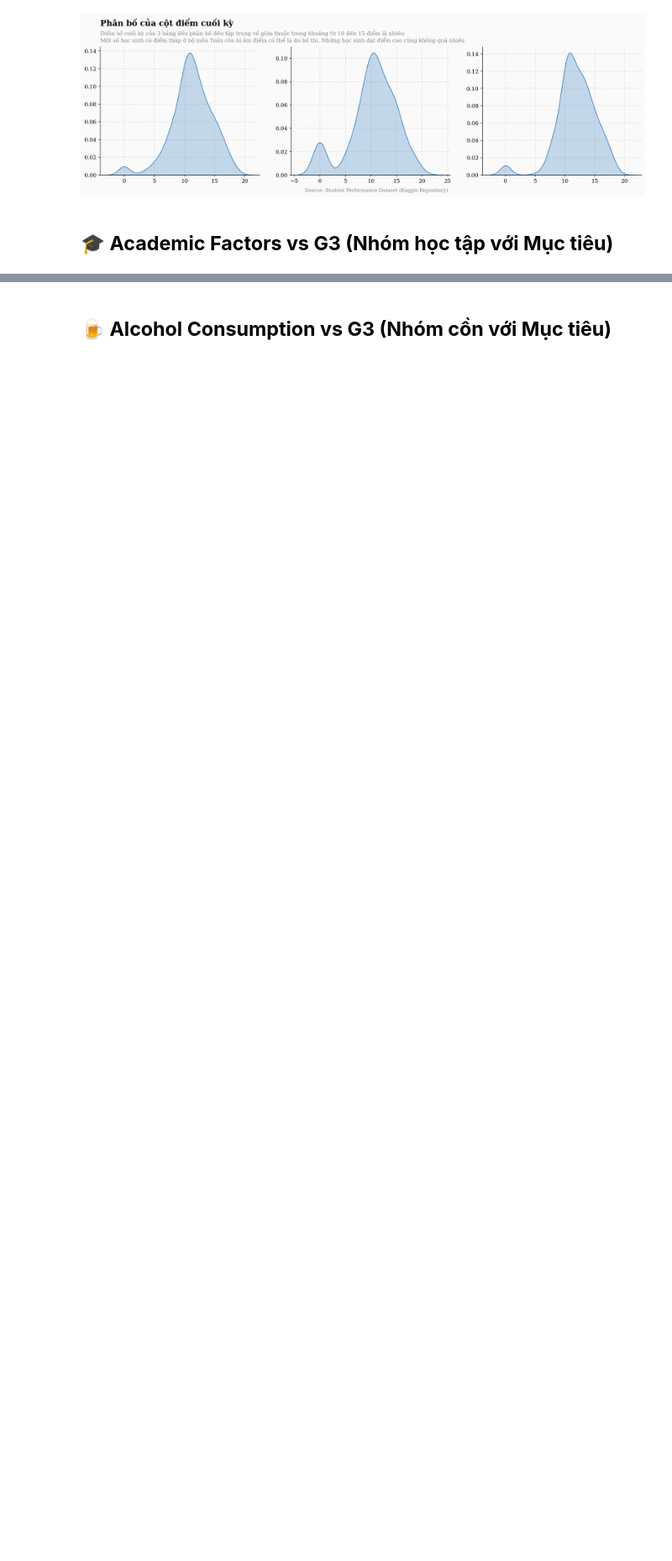
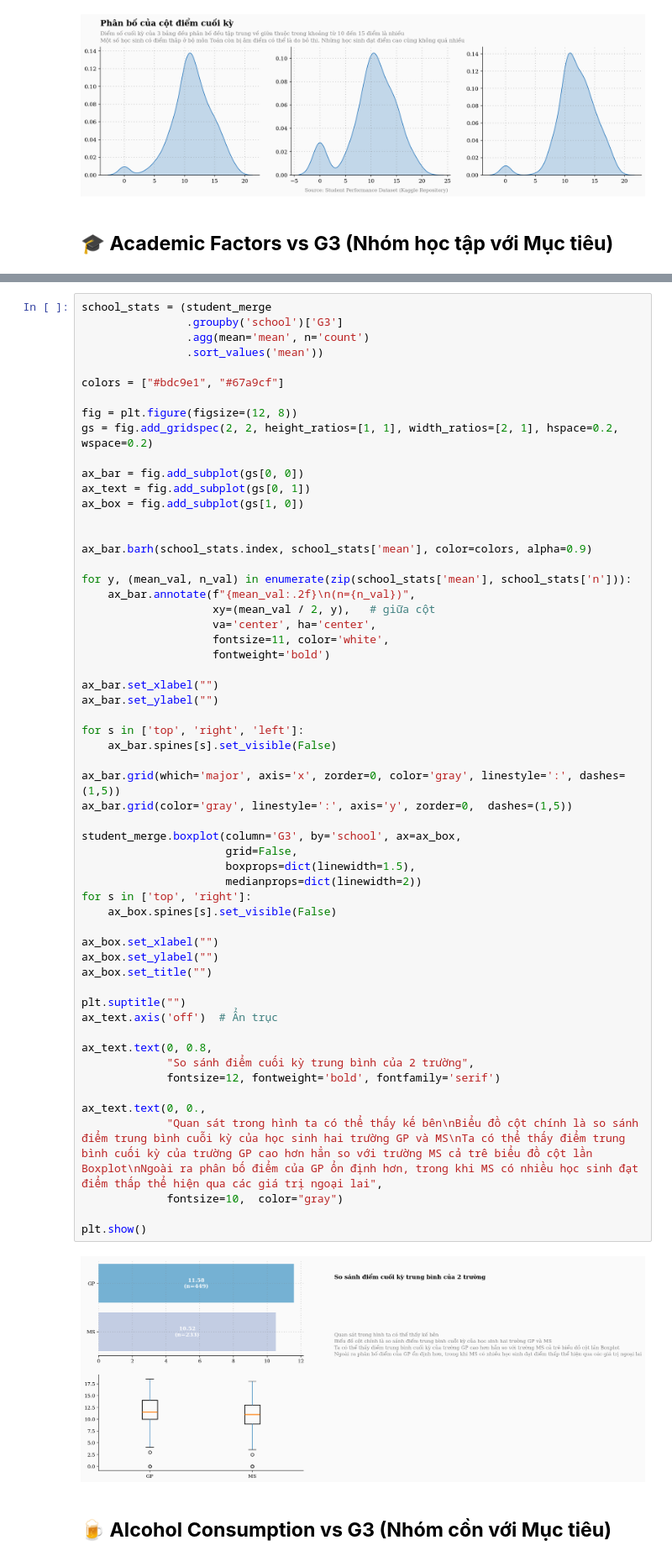
Before and after one commit to TienNguyen0712/student-alcohol-consumption-data-mining, a Jupyter notebook: notebooks/03_eda.ipynb, the cells around one changed output, grey strips where cells are left out. Shown at 84% size. Drawn from its saved outputs; the diff is of its cells as text; blank space fills up the shorter version.

```diff
--- a/notebooks/03_eda.ipynb
+++ b/notebooks/03_eda.ipynb
@@ -92 +94,60 @@ plt.show()
+# %%
+school_stats = (student_merge
+                .groupby('school')['G3']
+                .agg(mean='mean', n='count')
+                .sort_values('mean'))
+
+colors = ["#bdc9e1", "#67a9cf"]
+
+fig = plt.figure(figsize=(12, 8))
+gs = fig.add_gridspec(2, 2, height_ratios=[1, 1], width_ratios=[2, 1], hspace=0.2, wspace=0.2)
+
+ax_bar = fig.add_subplot(gs[0, 0])
+ax_text = fig.add_subplot(gs[0, 1])
+ax_box = fig.add_subplot(gs[1, 0])
+
+
+ax_bar.barh(school_stats.index, school_stats['mean'], color=colors, alpha=0.9)
+
+for y, (mean_val, n_val) in enumerate(zip(school_stats['mean'], school_stats['n'])):
+    ax_bar.annotate(f"{mean_val:.2f}\n(n={n_val})",
+                    xy=(mean_val / 2, y),   # giữa cột
+                    va='center', ha='center',
+                    fontsize=11, color='white',
+                    fontweight='bold')
+
+ax_bar.set_xlabel("")
+ax_bar.set_ylabel("")
+
+for s in ['top', 'right', 'left']:
+    ax_bar.spines[s].set_visible(False)
+
+ax_bar.grid(which='major', axis='x', zorder=0, color='gray', linestyle=':', dashes=(1,5))
+ax_bar.grid(color='gray', linestyle=':', axis='y', zorder=0,  dashes=(1,5))
+
+student_merge.boxplot(column='G3', by='school', ax=ax_box,
+                      grid=False,
+                      boxprops=dict(linewidth=1.5),
+                      medianprops=dict(linewidth=2))
+for s in ['top', 'right']:
+    ax_box.spines[s].set_visible(False)
+
+ax_box.set_xlabel("")
+ax_box.set_ylabel("")
+ax_box.set_title("")
+
+plt.suptitle("")
+ax_text.axis('off')  # Ẩn trục
+
+ax_text.text(0, 0.8,
+             "So sánh điểm cuối kỳ trung bình của 2 trường",
+             fontsize=12, fontweight='bold', fontfamily='serif')
+
+ax_text.text(0, 0.,
+             "Quan sát trong hình ta có thể thấy kế bên\nBiểu đồ cột chính là so sánh điểm trung bình cuỗi kỳ của học sinh hai trường GP và MS\nTa có thể thấy điểm trung bình cuối kỳ của trường GP cao hơn hẳn so với trường MS cả trê biểu đồ cột lần Boxplot\nNgoài ra phân bố điểm của GP ổn định hơn, trong khi MS có nhiều học sinh đạt điểm thấp thể hiện qua các giá trị ngoại lai",
+             fontsize=10,  color="gray")
+
+plt.show()
+# %% [output]
+[figure, added]
 # %% [markdown]
```
Also changed, not shown: parts of 4 cells of this notebook.
